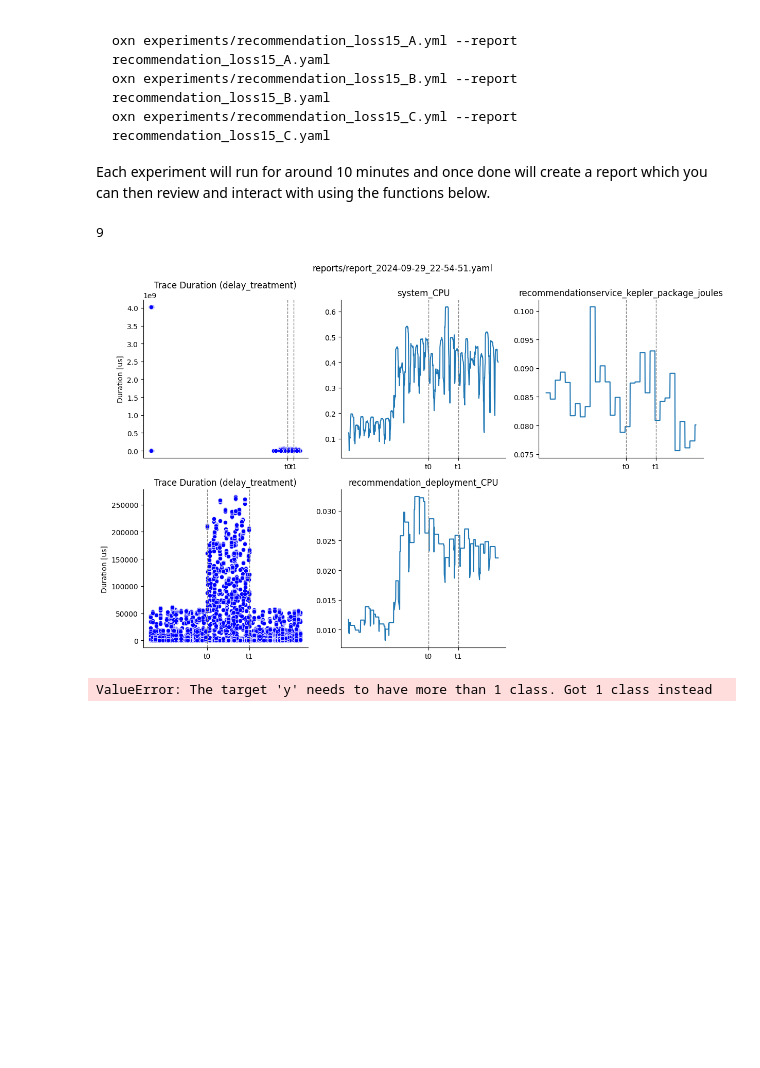
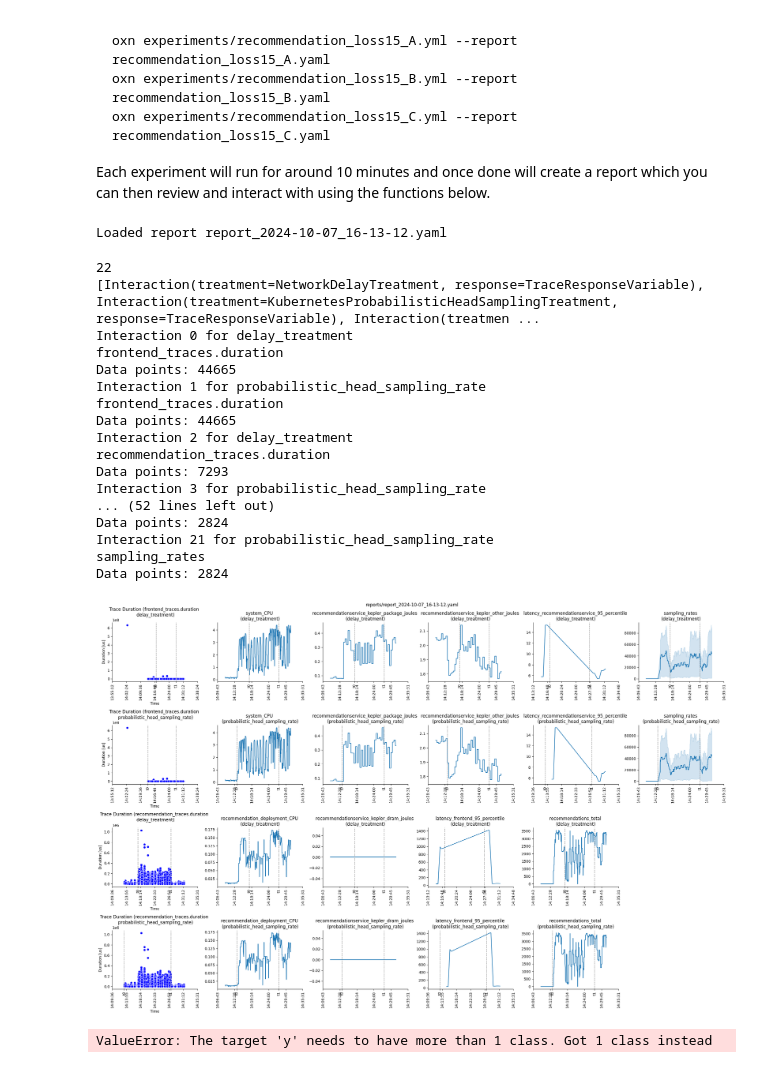
Before and after one commit to saramakishti/oxn-fork, a Jupyter notebook: Evaluation.ipynb, the cells around one changed output. Saved outputs shown, nothing was run; the diff lists cells and outputs as text; code cells hidden in the pictures; blank space fills up the shorter version.

Commit message:
feat(evaluation): added quality of life feature to load latest report feat(evaluation): added names to graphs to identify the metric and treatment feat(evaluation): added missing file

```diff
--- a/Evaluation.ipynb
+++ b/Evaluation.ipynb
@@ -65,14 +66,50 @@ importlib.reload(evaluation)
 
 Report = evaluation.Report
 
-report = Report.from_file("reports/report_2024-09-29_22-54-51.yaml")
+#report = Report.from_file("reports/report_2024-10-07_15-32-55.yaml")
+
+
+files_in_direcotry = listdir("reports")
+
+# sort them by date
+files_in_direcotry.sort(key=lambda x: path.getctime(path.join("reports",x)))
+
+# Load the last experiment
+last_experiment = files_in_direcotry[-1]
+
+report = Report.from_file(path.join("reports",last_experiment.replace(".yaml",".yaml")))
+print(f"Loaded report {last_experiment}")
+# %% [output]
+Loaded report report_2024-10-07_16-13-12.yaml
 # %%
 # Plot data for baseline from report
 print(len(report.interactions))
-report.plot_interaction_grid(interactions=range(0,8), rows=2, cols=3)
+print(report.interactions)
+# print head
+for i in range(len(report.interactions)):
+   print("Interaction " + str(i) + " for " + report.interactions[i].treatment_name)
+   print(report.interactions[i].response_name)
+   print("Data points: " + str(len(report.interactions[i].response_data)))
+report.plot_interaction_grid(interactions=range(len(report.interactions)), rows=4, cols=6)
 # %% [output]
-9
+22
+[Interaction(treatment=NetworkDelayTreatment, response=TraceResponseVariable), Interaction(treatment=KubernetesProbabilisticHeadSamplingTreatment, response=TraceResponseVariable), Interaction(treatmen ...
+Interaction 0 for delay_treatment
+frontend_traces.duration
+Data points: 44665
+Interaction 1 for probabilistic_head_sampling_rate
+frontend_traces.duration
+Data points: 44665
+Interaction 2 for delay_treatment
+recommendation_traces.duration
+Data points: 7293
+Interaction 3 for probabilistic_head_sampling_rate
+... (52 lines left out)
+Data points: 2824
+Interaction 21 for probabilistic_head_sampling_rate
+sampling_rates
+Data points: 2824
-[figure, old version]
+[figure, new version]
 # %%
 # Fault visibility scores for PacketLoss treatment
 visibility = report.get_visibility_df(use_traces=True, folds=2, score="accuracy", split=0.3)
```
Also changed, not shown: parts of 5 cells of this notebook, 1 other file.
